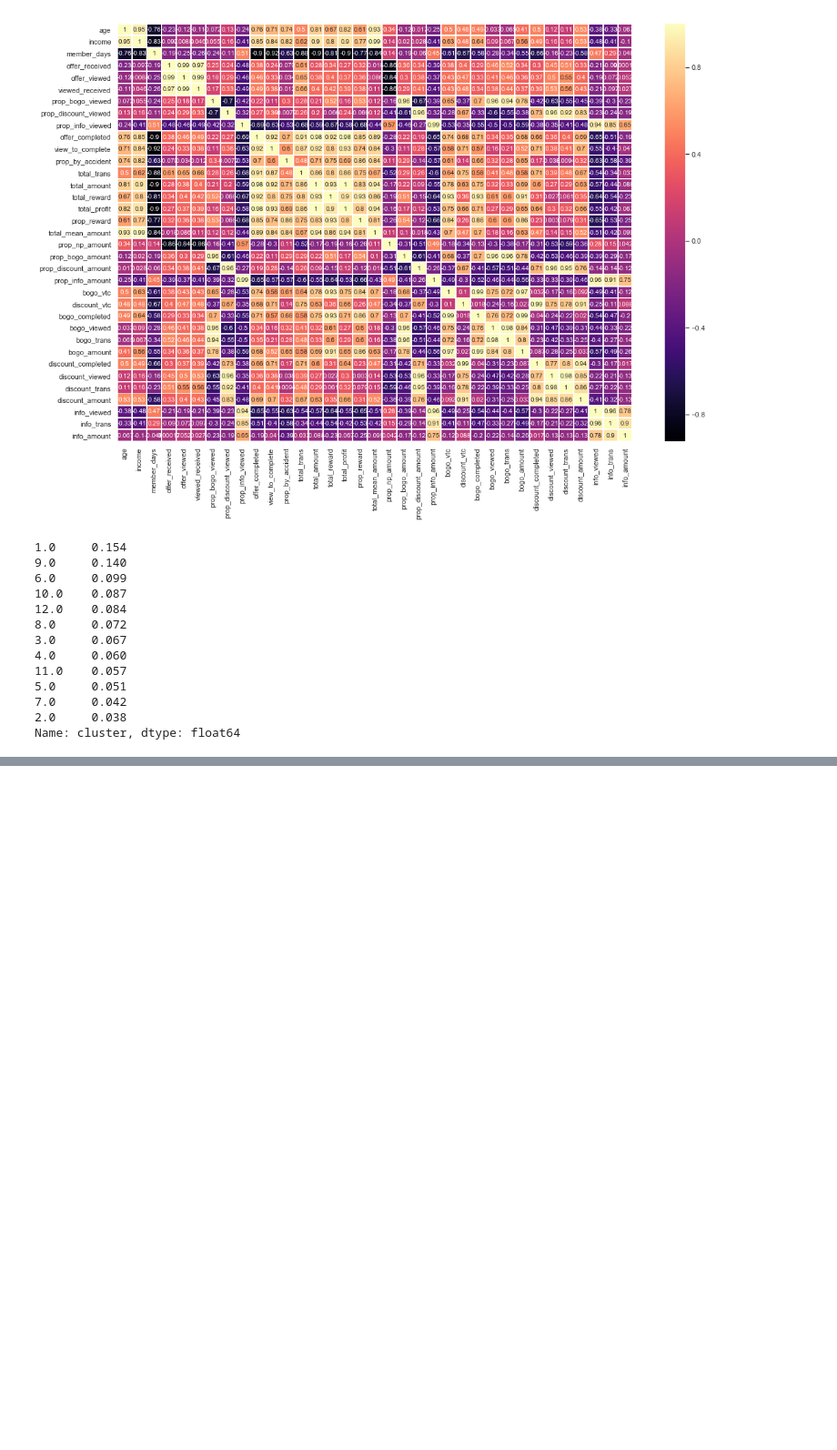
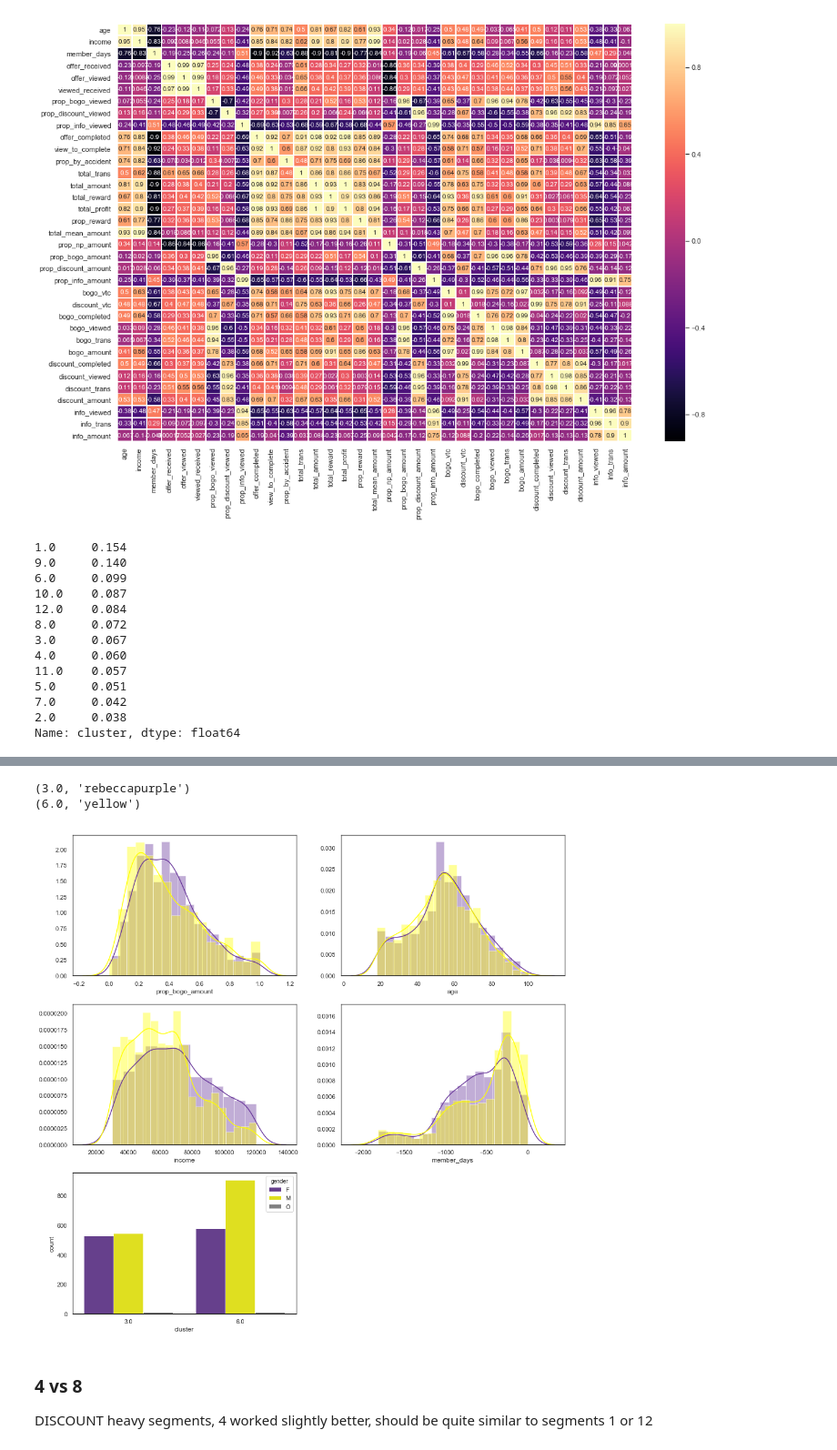
Before and after one commit to rbuerki/segmentation-challenge-starbucks, a Jupyter notebook: 5-analyze_clusters.ipynb, the cells around one changed output, grey strips where cells are left out. Shown at 91% size. Saved outputs shown, nothing was run; the diff lists cells and outputs as text; code cells hidden in the pictures; blank space fills up the shorter version.

```diff
--- a/5-analyze_clusters.ipynb
+++ b/5-analyze_clusters.ipynb
@@ -234,0 +289,9 @@ sns.scatterplot(x='income', y='member_days', hue='gender', data=seg_5_12.loc[seg
+# %%
+"""create dataframe containing segments of interst only, drop NaN"""
+
+seg_3_6 = profile_clusters.copy().loc[profile_clusters['cluster'].isin([3, 6])]
+seg_3_6.dropna(how = 'any', inplace=True)
+
+# check results
+print("length: ", len(seg_3_6))
+display(seg_3_6.groupby(['cluster']).mean())
@@ -234,0 +304,11 @@ sns.scatterplot(x='income', y='member_days', hue='gender', data=seg_5_12.loc[seg
+# %%
+# create plots
+plot_cluster_demographics(seg_3_6, cols=cols)
+# %% [output]
+(3.0, 'rebeccapurple')
+(6.0, 'yellow')
+[figure, added]
+# %% [markdown]
+### 4 vs 8
+
+DISCOUNT heavy segments, 4 worked slightly better, should be quite similar to segments 1 or 12
```
Also changed, not shown: parts of 19 cells of this notebook, 7 other files.
